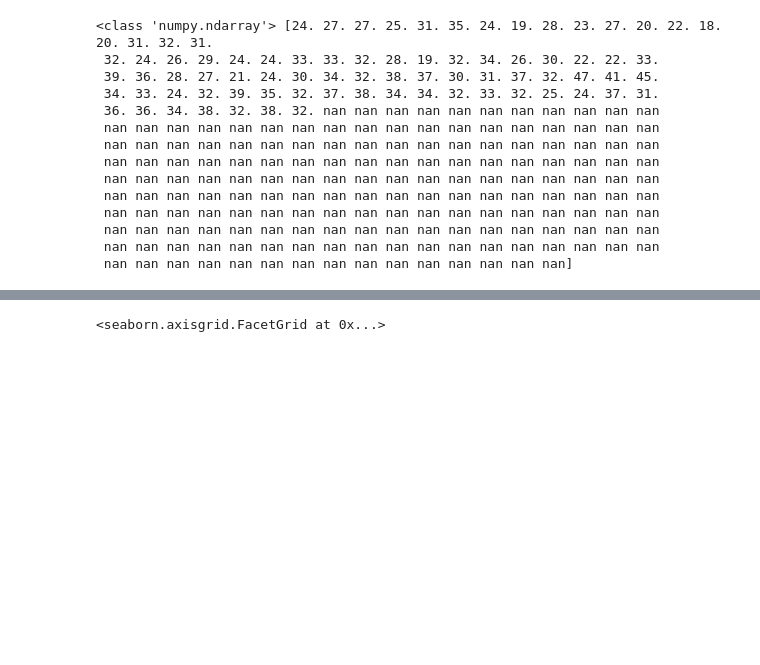
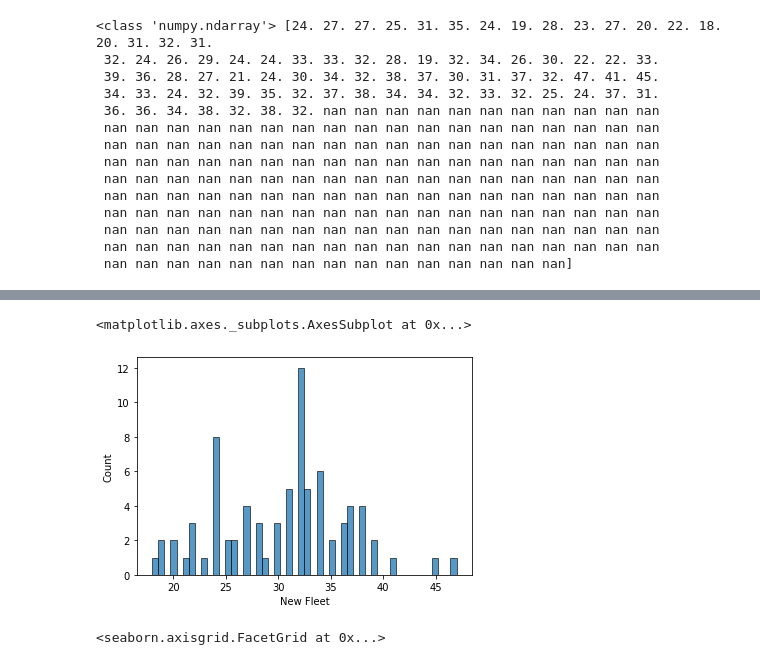
Before and after one commit to arunravi8595/Data-science-decision-making, a Jupyter notebook: Lab_2/bootstrap.ipynb, the cells around one changed output, grey strips where cells are left out. Drawn from its saved outputs; the diff is of its cells as text; code cells hidden in the pictures; blank space fills up the shorter version.

```diff
--- a/Lab_2/bootstrap.ipynb
+++ b/Lab_2/bootstrap.ipynb
@@ -183,3 +192,8 @@ sns.lmplot(df.columns[1], df.columns[1],data=df, fit_reg=False)
+# %%
+sns.histplot(vehicle_df["New Fleet"], bins = 50)
+# %% [output]
+<matplotlib.axes._subplots.AxesSubplot at 0x...>
+[figure, added]
 # %%
 sns.displot(data1, bins=30, kde=True, rug=True) #Histogram for Current fleet
 
```
Also changed, not shown: parts of 22 cells of this notebook.
